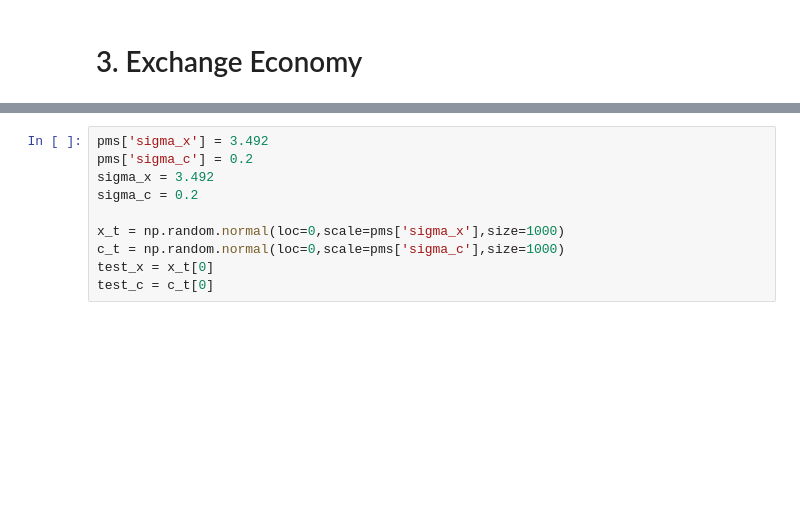
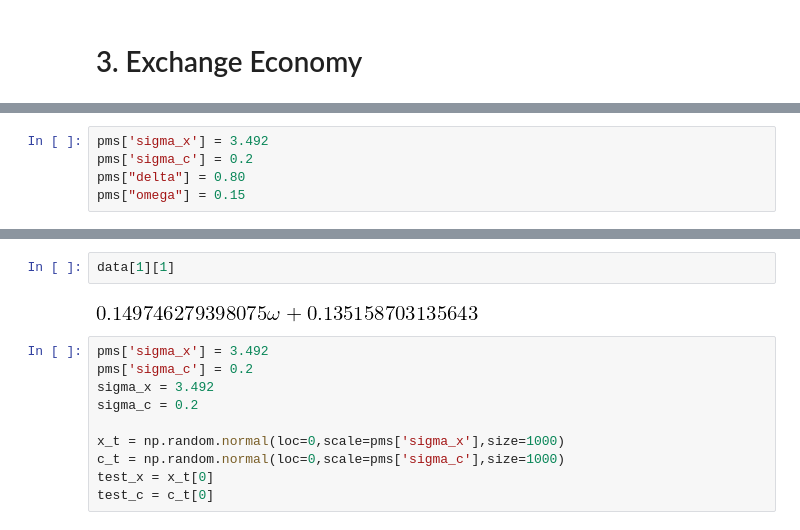
Before and after one commit to NumEconCopenhagen/projects-2019-al, a Jupyter notebook: examproject/examproject.ipynb, the cells around one changed output, grey strips where cells are left out. Cells and saved outputs as stored; diff of their text form; blank space fills up the shorter version.

```diff
--- a/examproject/examproject.ipynb
+++ b/examproject/examproject.ipynb
@@ -514,3 +521,8 @@ def counter(i,n):
+# %%
+pms['sigma_x'] = 3.492
+pms['sigma_c'] = 0.2
+pms["delta"] = 0.80
+pms["omega"] = 0.15
 # %%
 def simulation(v_m=0, s_m=0) :
 
@@ -553,3 +592,7 @@ data = simulation()
+# %%
+data[1][1]
+# %% [output]
+[figure, added]
 # %%
 pms['sigma_x'] = 3.492
 pms['sigma_c'] = 0.2
```
Also changed, not shown: parts of 9 cells of this notebook.
